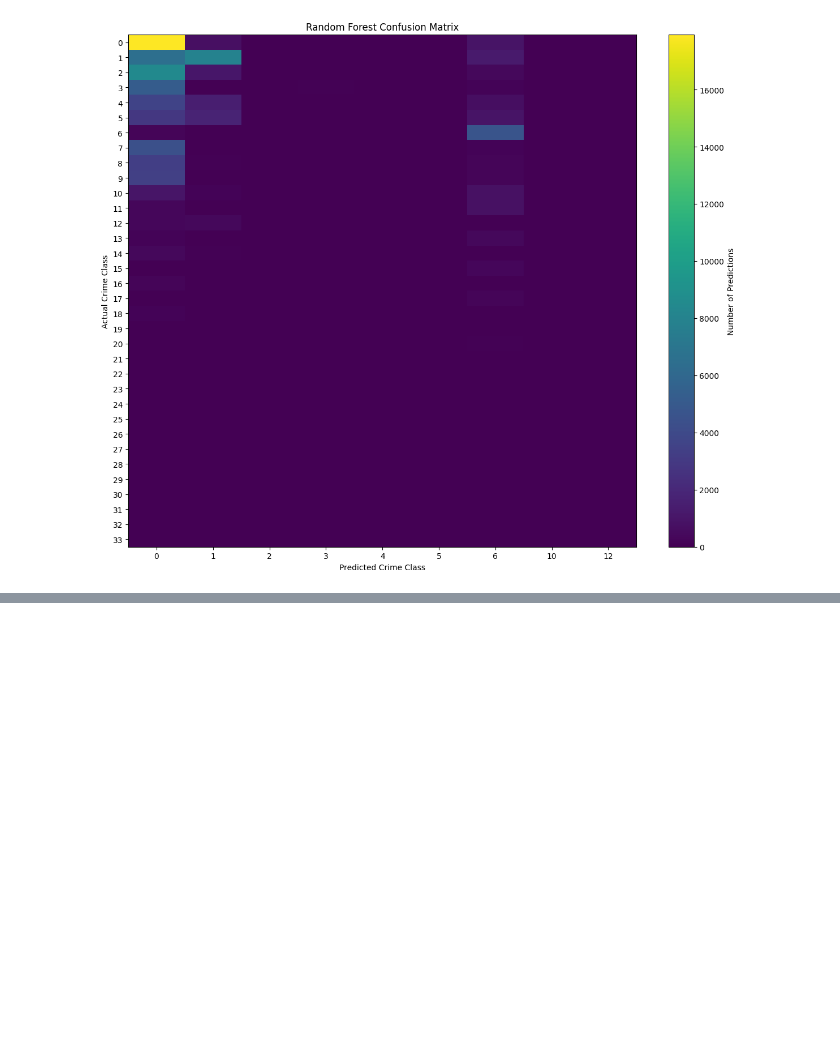
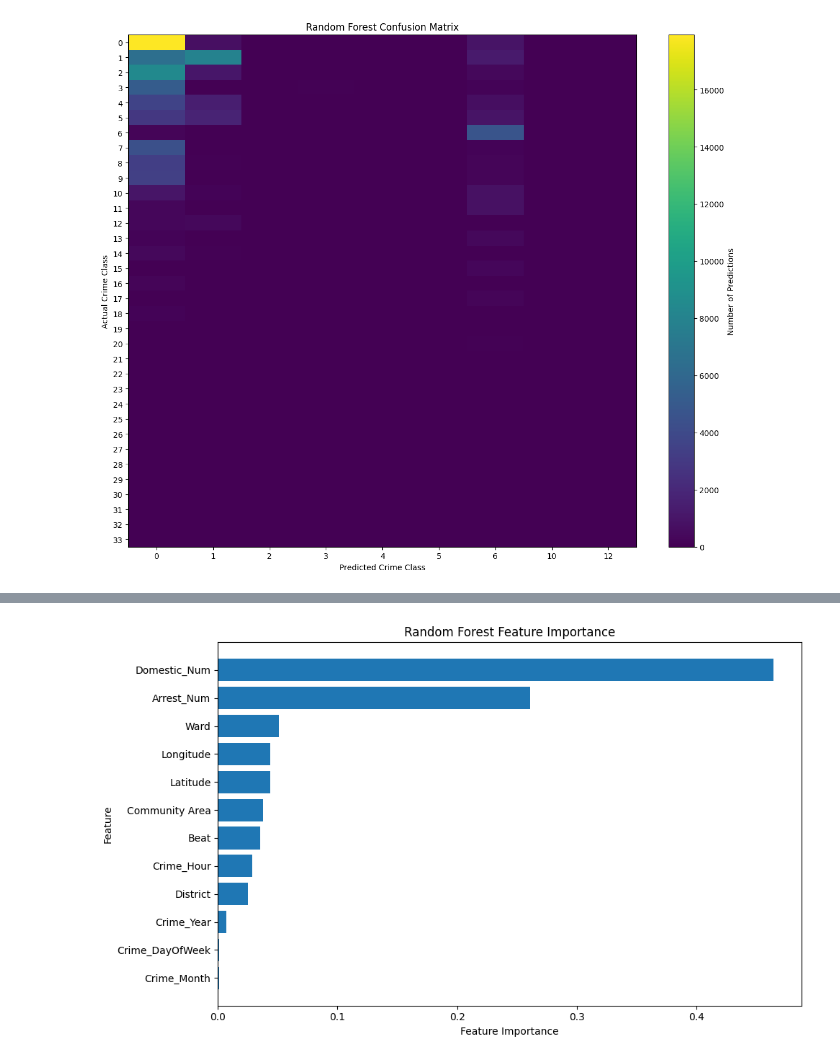
Before and after one commit to tess-ahh/crime-data-analysis-and-prediction, a Jupyter notebook: crime_data_analysis_prediction.ipynb, the cells around one changed output, grey strips where cells are left out. Cells and saved outputs as stored; diff of their text form; code cells hidden in the pictures; blank space fills up the shorter version.

Commit message:
Complete Random Forest training and evaluation

```diff
--- a/crime_data_analysis_prediction.ipynb
+++ b/crime_data_analysis_prediction.ipynb
@@ -2535,0 +2594,5 @@ plt.show()
+# %%
+importances = rf_6m_model.featureImportances
+
+print("Feature Importances:")
+print(importances)
@@ -2535,0 +2602,21 @@ plt.show()
+# %%
+import pandas as pd
+import matplotlib.pyplot as plt
+
+# Convert Spark feature importance vector to a list
+importance_values = importances.toArray()
+
+# Create DataFrame
+feature_importance_df = pd.DataFrame({
+    "Feature": feature_cols,
+    "Importance": importance_values
+})
+
+# Sort by importance
+feature_importance_df = feature_importance_df.sort_values(
+    by="Importance",
+    ascending=False
+)
+
+# Display values
+print(feature_importance_df)
@@ -2535,0 +2637,17 @@ plt.show()
+# %%
+plt.figure(figsize=(10, 6))
+
+plt.barh(
+    feature_importance_df["Feature"],
+    feature_importance_df["Importance"]
+)
+
+plt.xlabel("Feature Importance")
+plt.ylabel("Feature")
+plt.title("Random Forest Feature Importance")
+
+plt.gca().invert_yaxis()
+plt.tight_layout()
+plt.show()
+# %% [output]
+[figure, added]
```
Also changed, not shown: parts of 9 cells of this notebook.
